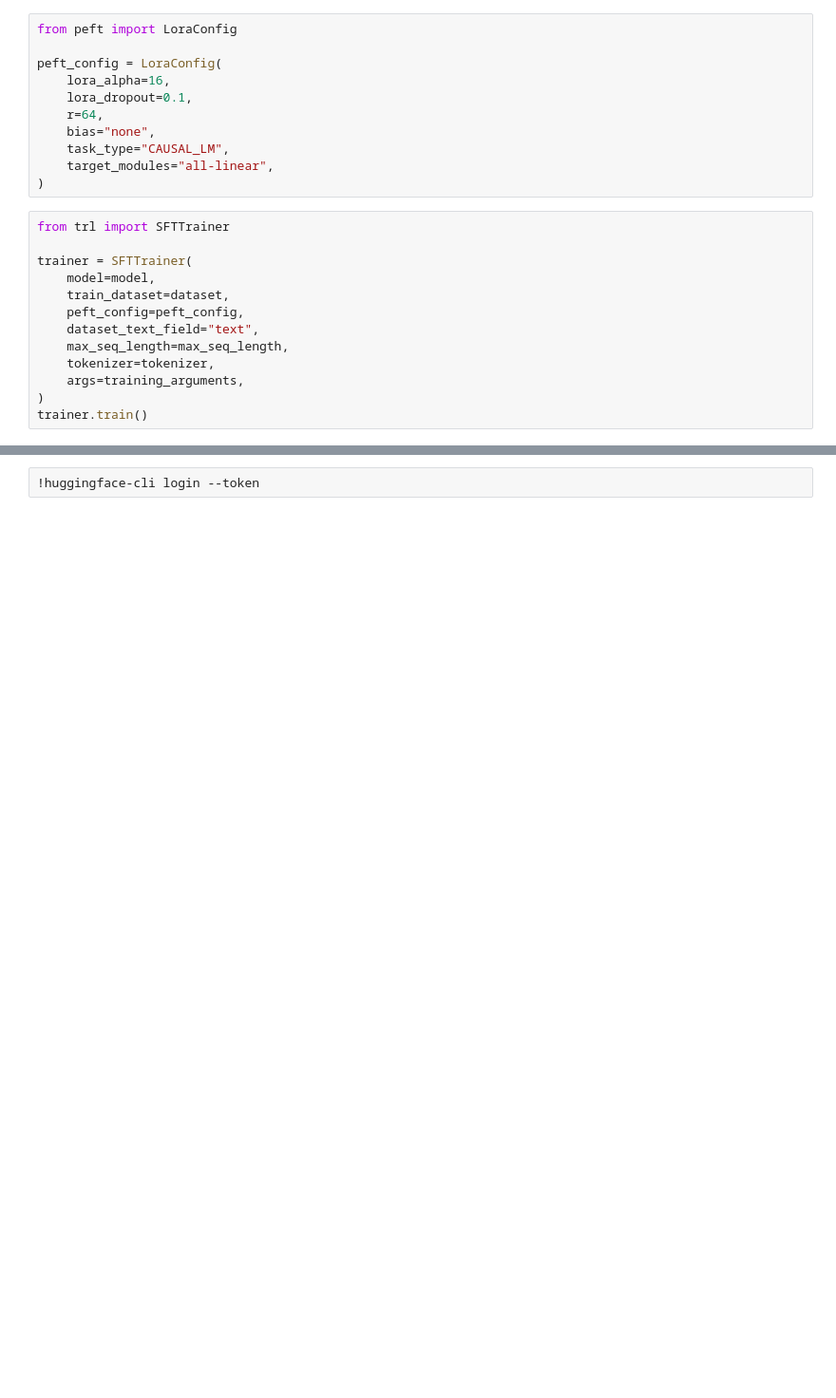
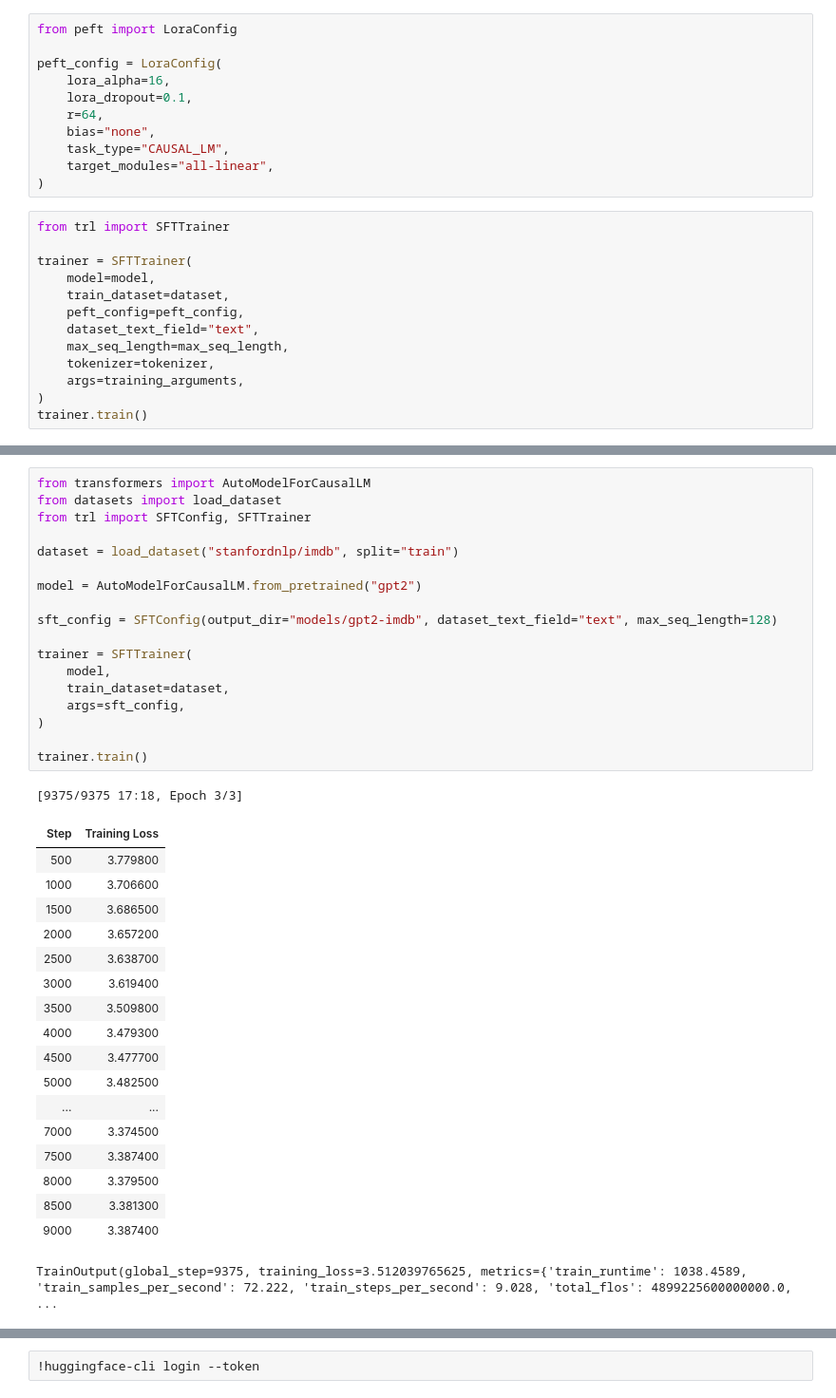
Before and after one commit to yungshun317/torch-nlp, a Jupyter notebook: large_language_models.ipynb, the cells around one changed output, grey strips where cells are left out. Shown at 95% size. Cells and saved outputs as stored; diff of their text form; blank space fills up the shorter version.

Commit message:
[FEAT] Perform supervised fine-tuning with `SFTTrainer` using example packing

```diff
--- a/large_language_models.ipynb
+++ b/large_language_models.ipynb
@@ -323,0 +364,38 @@ Popular open source datasets for fine-tuning large language models (LLMs).
+# %%
+from transformers import AutoModelForCausalLM
+from datasets import load_dataset
+from trl import SFTConfig, SFTTrainer
+
+dataset = load_dataset("stanfordnlp/imdb", split="train")
+
+model = AutoModelForCausalLM.from_pretrained("gpt2")
+
+sft_config = SFTConfig(output_dir="models/gpt2-imdb", dataset_text_field="text", max_seq_length=128)
+
+trainer = SFTTrainer(
+    model,
+    train_dataset=dataset,
+    args=sft_config,
+)
+
+trainer.train()
+# %% [output]
+[9375/9375 17:18, Epoch 3/3]
+| Step | Training Loss |
+| 500 | 3.779800 |
+| 1000 | 3.706600 |
+| 1500 | 3.686500 |
+| 2000 | 3.657200 |
+| 2500 | 3.638700 |
+| 3000 | 3.619400 |
+| 3500 | 3.509800 |
+| 4000 | 3.479300 |
+| 4500 | 3.477700 |
+| 5000 | 3.482500 |
+| ... | ... |
+| 7000 | 3.374500 |
+| 7500 | 3.387400 |
+| 8000 | 3.379500 |
+| 8500 | 3.381300 |
+| 9000 | 3.387400 |
+TrainOutput(global_step=9375, training_loss=3.512039765625, metrics={'train_runtime': 1038.4589, 'train_samples_per_second': 72.222, 'train_steps_per_second': 9.028, 'total_flos': 4899225600000000.0,  ...
```
Also changed, not shown: parts of 11 cells of this notebook.
